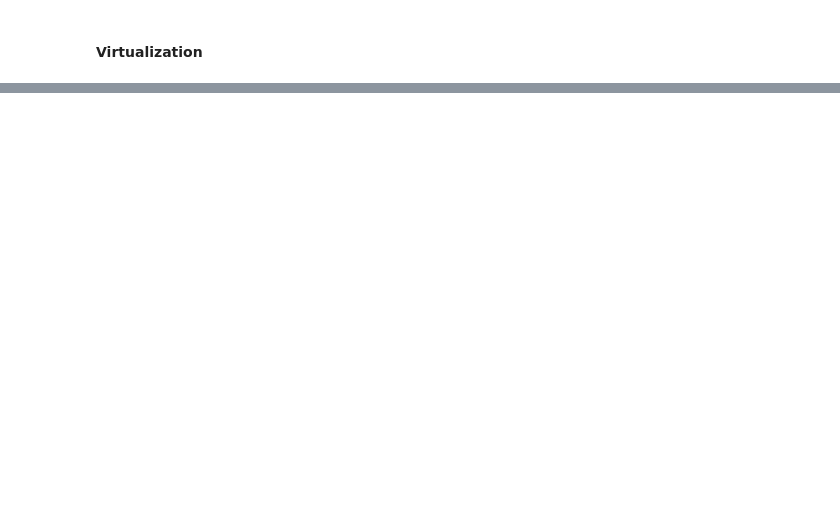
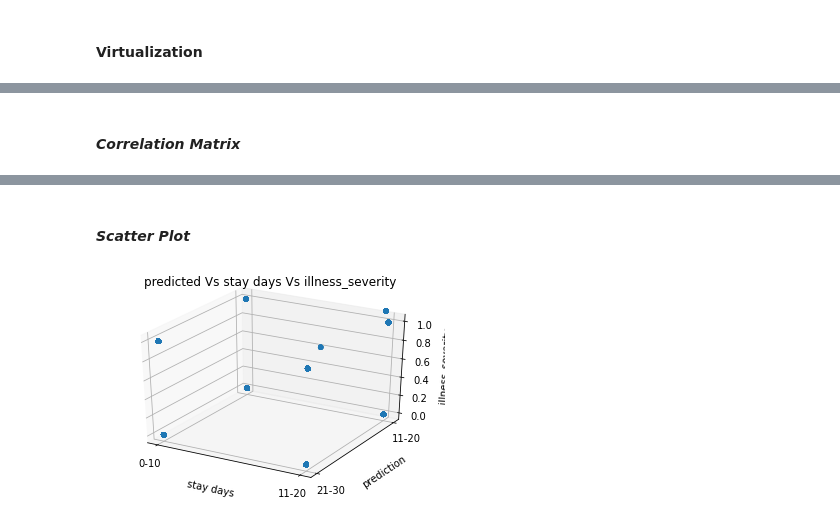
Before and after one commit to taiwotman/TaiwotmanGoogleColab, a Jupyter notebook: COVID_HOSPITAL_TREATMENT_Predicting_Patient's_Length_of_Stay(LOS)_using_Kaggle_Data.ipynb, the cells around one changed output, grey strips where cells are left out. Saved outputs shown, nothing was run; the diff lists cells and outputs as text; code cells hidden in the pictures; blank space fills up the shorter version.

```diff
--- a/COVID_HOSPITAL_TREATMENT_Predicting_Patient's_Length_of_Stay(LOS)_using_Kaggle_Data.ipynb
+++ b/COVID_HOSPITAL_TREATMENT_Predicting_Patient's_Length_of_Stay(LOS)_using_Kaggle_Data.ipynb
@@ -568,5 +574,7 @@ Requirement already satisfied: six>=1.5 in /usr/local/lib/python3.7/dist-package
 # %%
 df1= predictions_df.toPandas()
+# %% [markdown]
+#### ***Correlation Matrix***
 # %%
 df1.corr().style.background_gradient(cmap='coolwarm').set_precision(2)
 # %% [output]
@@ -587,3 +595,5 @@ df1.corr().style.background_gradient(cmap='coolwarm').set_precision(2)
 | type_of_admission_index | -0.00 | -0.01 | 0.04 | 0.05 | 0.04 | -0.06 | ... |
 | stay_days_index | 0.04 | 0.05 | 0.01 | 0.04 | -0.10 | 0.04 | ... |
 | prediction | -0.00 | 0.03 | 0.06 | 0.02 | -0.16 | 0.30 | ... |
+# %% [markdown]
+#### ***Scatter Plot***
@@ -589,0 +603,21 @@ df1.corr().style.background_gradient(cmap='coolwarm').set_precision(2)
+# %%
+fig=plt.figure()
+
+def scatter_plot(z_value):
+  try:
+    z_label = z_value.replace('_index', '')
+    ax= plt.axes(projection='3d')
+    ax.set_xlabel('stay days')
+    ax.set_ylabel('prediction')
+    ax.set_zlabel(z_label)
+    ax.set_title(f'predicted Vs stay days Vs {z_label}')
+    ax.scatter(df1['stay_days'],df1['predictedLabel'],df1[z_value])
+    ax.dist = 10
+    plt.show()
+  except ValueError:
+    pass
+
+z_value = 'illness_severity_index'
+scatter_plot(z_value)
+# %% [output]
+[figure, added]
```
Also changed, not shown: parts of 4 cells of this notebook.
